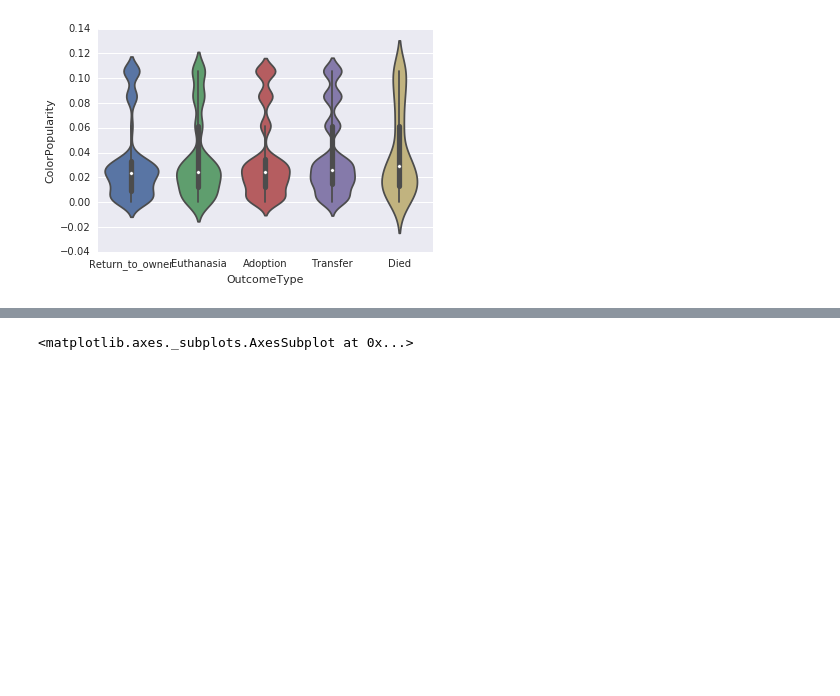
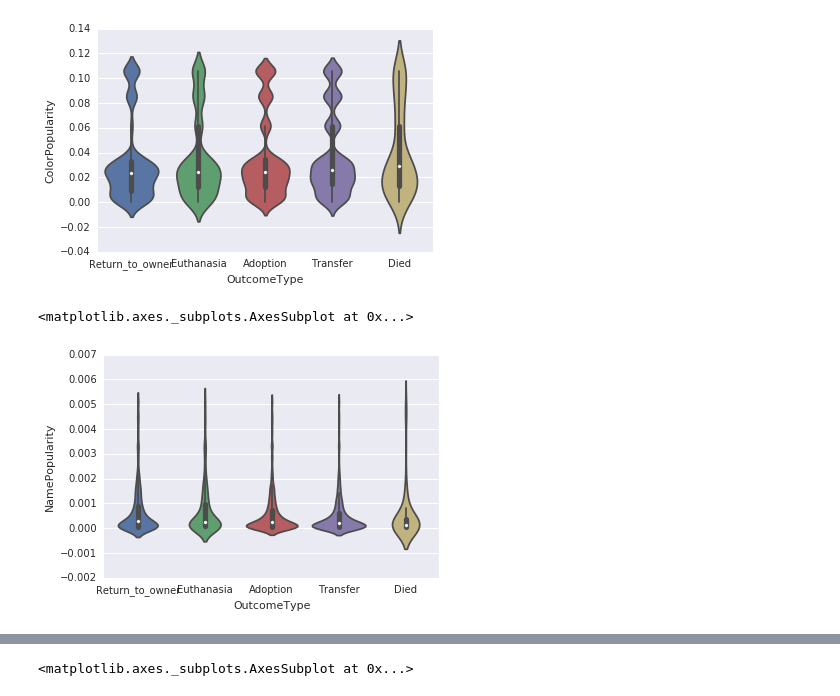
Before and after one commit to sdukshis/Kaggle-Shelter-Animal-Outcomes, a Jupyter notebook: Shelter Animal Outcomes.ipynb, the cells around one changed output, grey strips where cells are left out. Saved outputs shown, nothing was run; the diff lists cells and outputs as text; code cells hidden in the pictures; blank space fills up the shorter version.

```diff
--- a/Shelter Animal Outcomes.ipynb
+++ b/Shelter Animal Outcomes.ipynb
@@ -278,0 +289,5 @@ sns.violinplot(x='OutcomeType', y='ColorPopularity', data=train)
+# %%
+sns.violinplot(x='OutcomeType', y='NamePopularity', data=train)
+# %% [output]
+<matplotlib.axes._subplots.AxesSubplot at 0x...>
+[figure, added]
```
Also changed, not shown: parts of 38 cells of this notebook.
